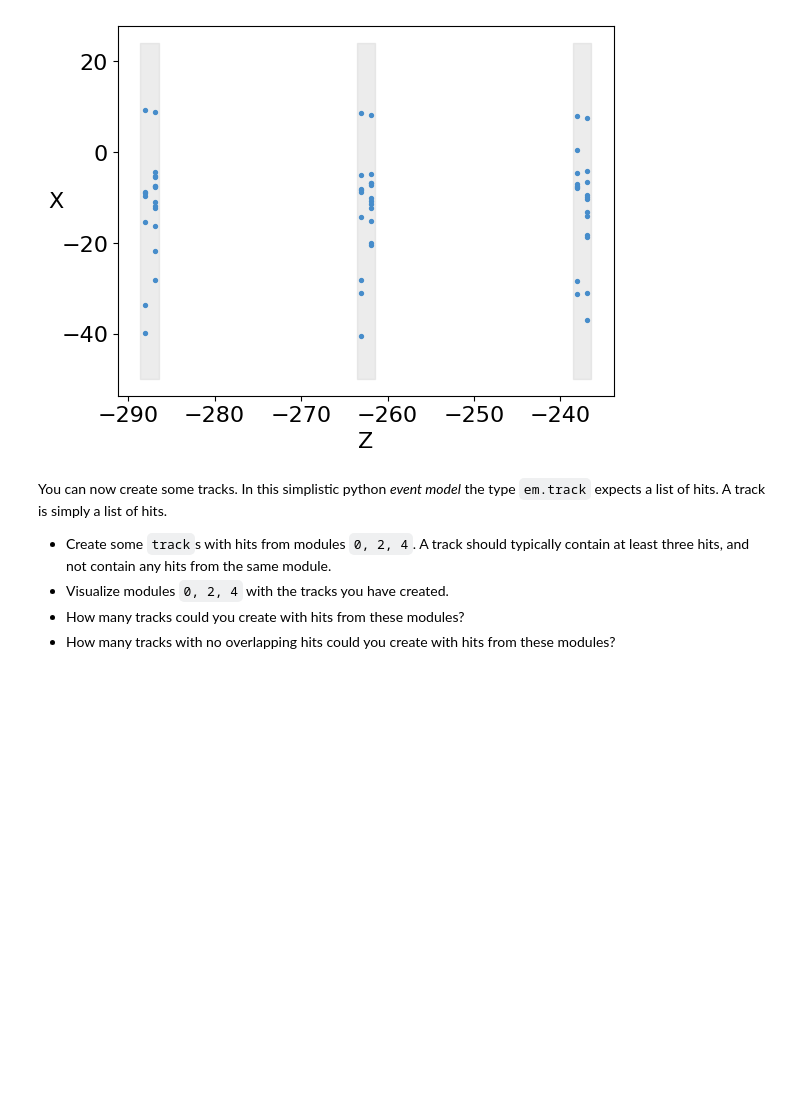
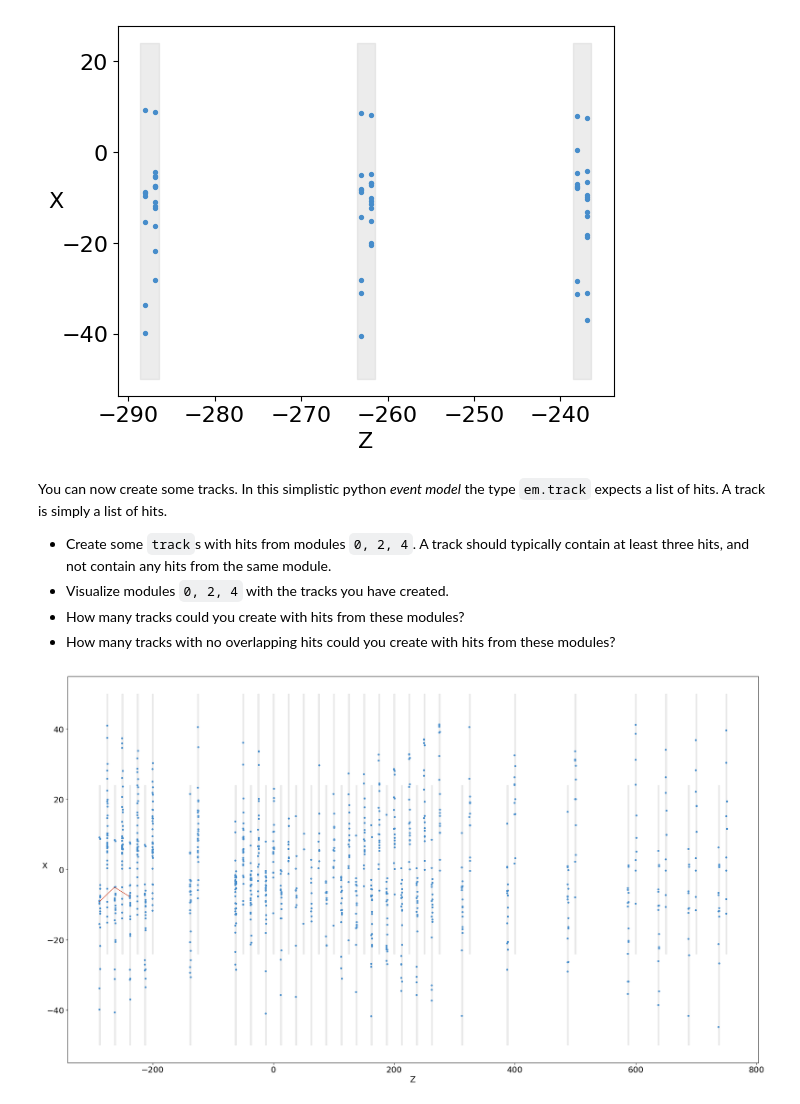
Before and after one commit to 2412tessa-gif/UM-MSP-BIGDATAINPHYSICS, a Jupyter notebook: exercise_part_0_introduction_(1).ipynb, the cells around one changed output. Cells and saved outputs as stored; diff of their text form; code cells hidden in the pictures; blank space fills up the shorter version.

```diff
--- a/exercise_part_0_introduction_(1).ipynb
+++ b/exercise_part_0_introduction_(1).ipynb
@@ -190,3 +190,13 @@ You can now create some tracks. In this simplistic python *event model* the type
 * Visualize modules `0, 2, 4` with the tracks you have created.
 * How many tracks could you create with hits from these modules?
 * How many tracks with no overlapping hits could you create with hits from these modules?
+# %%
+# Get hits from each module
+hitp = event.modules[0].hits()[1]
+hiti = event.modules[2].hits()[1]
+hito = event.modules[4].hits()[1]
+
+track = em.track([hitp, hiti, hito])
+print_event_2d(event, tracks=[track])
+# %% [output]
+[figure, added]
```
Also changed, not shown: parts of 2 cells of this notebook.
